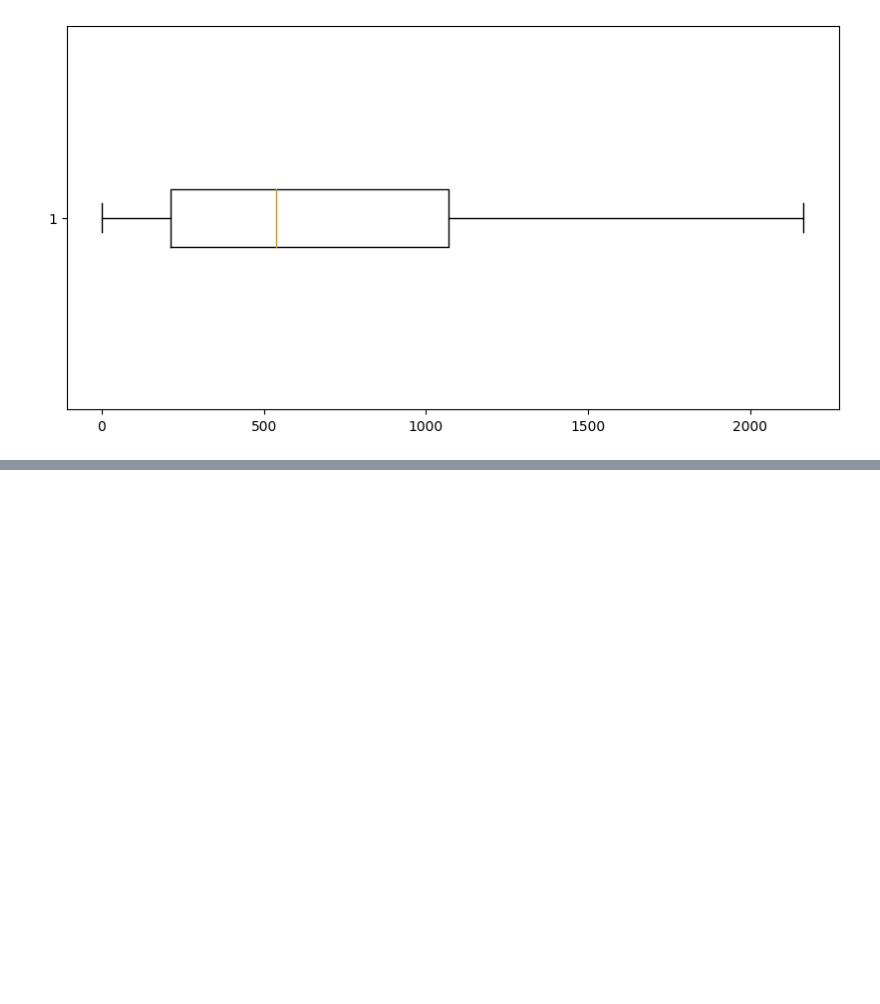
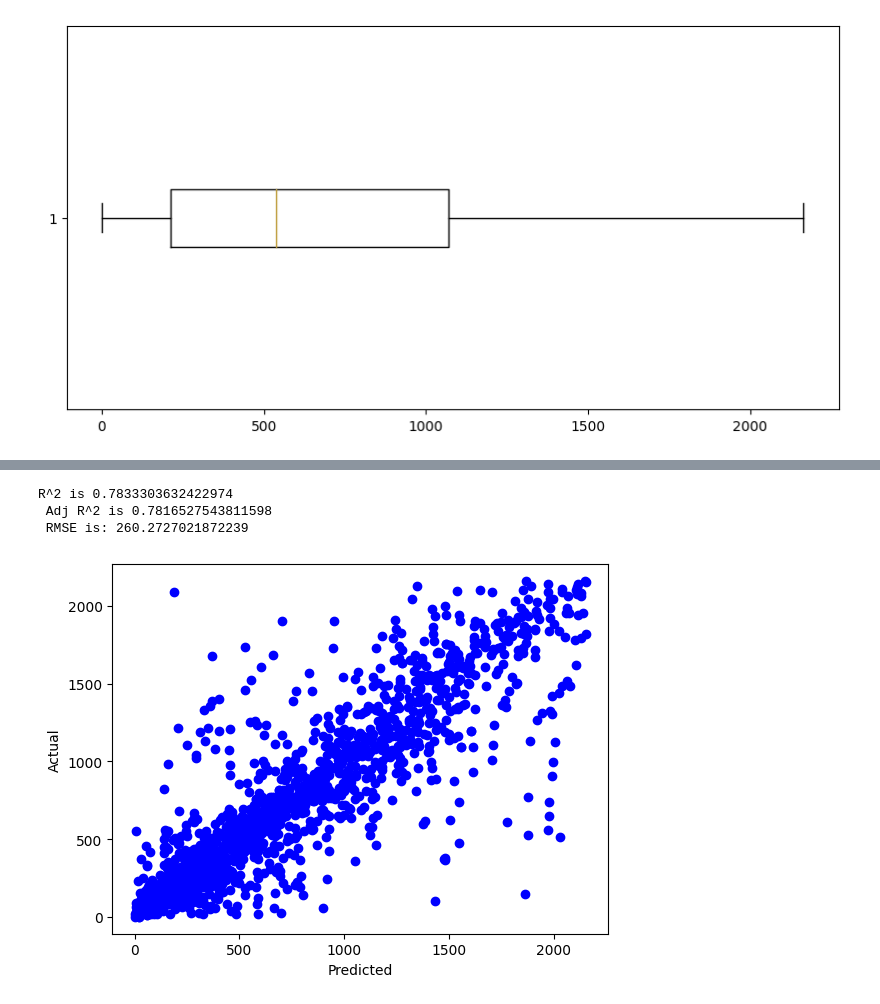
Before and after one commit to MalikAsadAftab/Seoul-Bike-Renting-Synthetic-Data-Generation, a Jupyter notebook: Seoul_Bike_Renting_Synthetic_Data_Generation.ipynb, the cells around one changed output, grey strips where cells are left out. Saved outputs shown, nothing was run; the diff lists cells and outputs as text; code cells hidden in the pictures; blank space fills up the shorter version.

```diff
--- a/Seoul_Bike_Renting_Synthetic_Data_Generation.ipynb
+++ b/Seoul_Bike_Renting_Synthetic_Data_Generation.ipynb
@@ -507,0 +786,7 @@ plt.show()
+# %%
+Or_DTR = predict(DecisionTreeRegressor(),X_train,y_train,X_test,y_test)
+# %% [output]
+R^2 is 0.7833303632422974
+ Adj R^2 is 0.7816527543811598
+ RMSE is: 260.2727021872239
+[figure, added]
```
Also changed, not shown: parts of 60 cells of this notebook.
